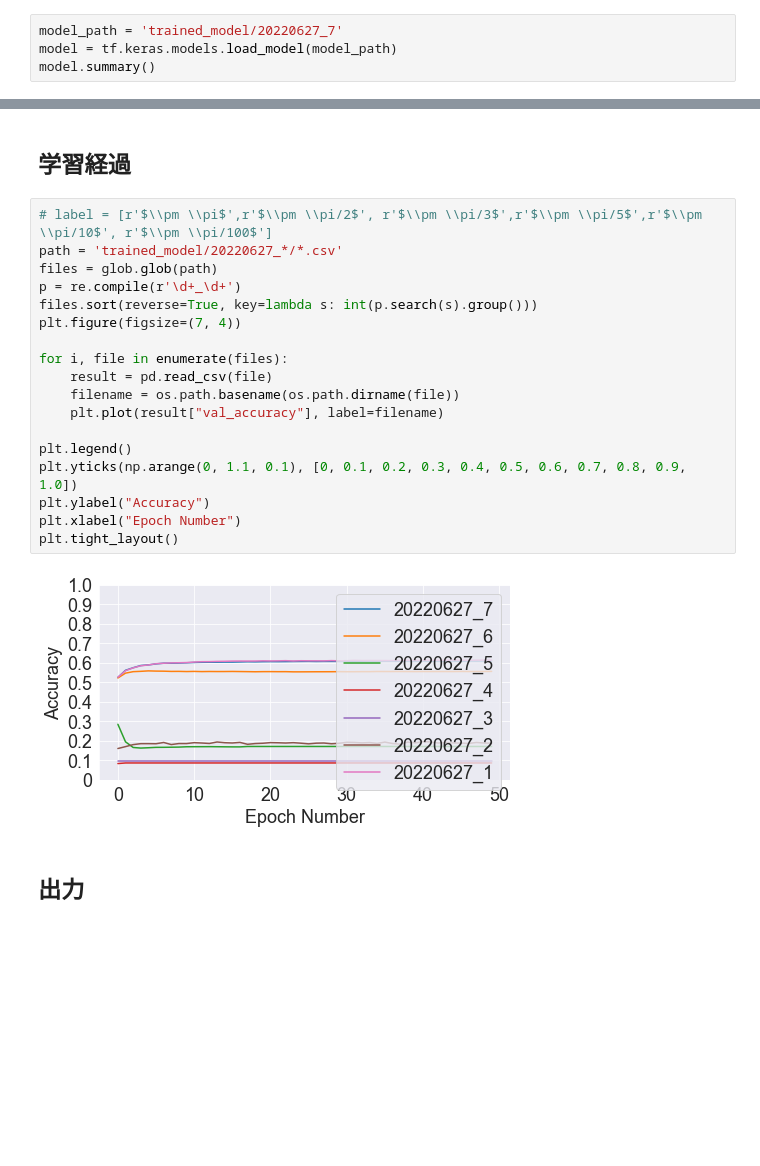
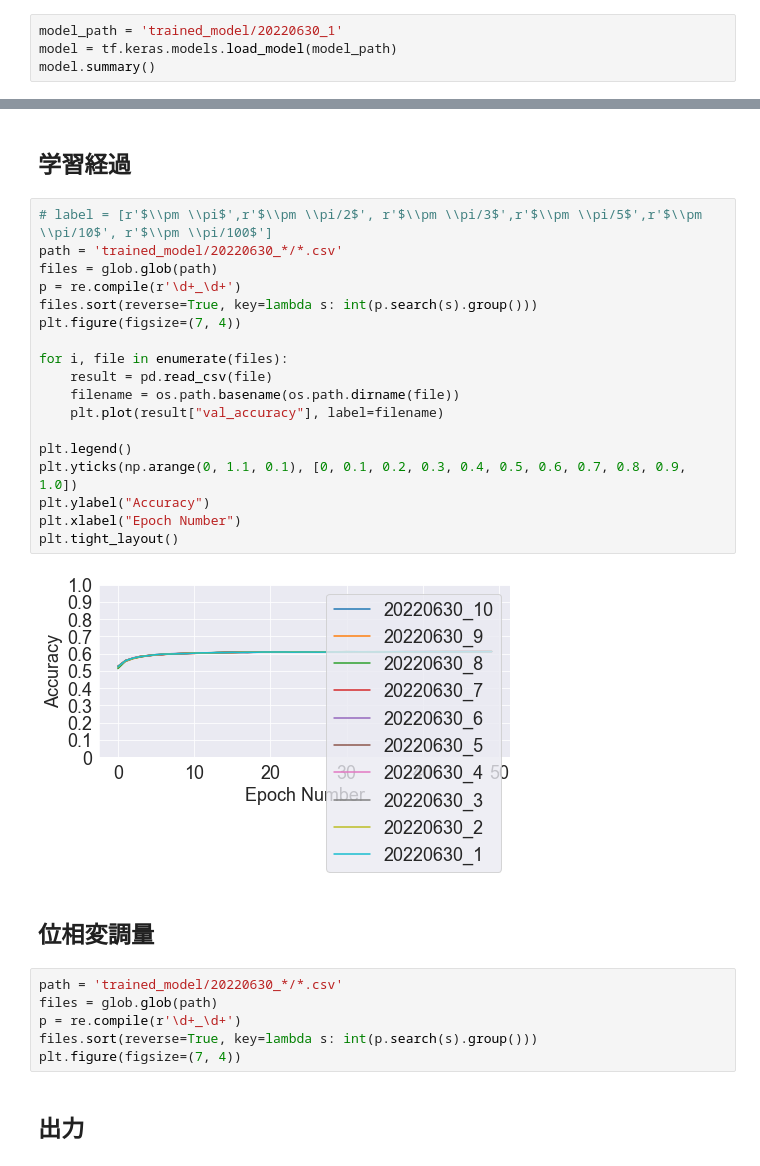
Before and after one commit to fftakumi/MOD2NN, a Jupyter notebook: Faraday/two_dim/inspection.ipynb, the cells around one changed output, grey strips where cells are left out. Saved outputs shown, nothing was run; the diff lists cells and outputs as text; blank space fills up the shorter version.

```diff
--- a/Faraday/two_dim/inspection.ipynb
+++ b/Faraday/two_dim/inspection.ipynb
@@ -32,7 +45,7 @@ x_test = x_test / 255.0
 # 単一モデル
 ### モデル読み込み
 # %%
-model_path = 'trained_model/20220627_7'
+model_path = 'trained_model/20220630_1'
 model = tf.keras.models.load_model(model_path)
 model.summary()
 # %% [output]
@@ -478,24 +493,32 @@ fig.tight_layout()
 ## 学習経過
 # %%
 # label = [r'$\\pm \\pi$',r'$\\pm \\pi/2$', r'$\\pm \\pi/3$',r'$\\pm \\pi/5$',r'$\\pm \\pi/10$', r'$\\pm \\pi/100$']
-path = 'trained_model/20220627_*/*.csv'
+path = 'trained_model/20220630_*/*.csv'
 files = glob.glob(path)
 p = re.compile(r'\d+_\d+')
 files.sort(reverse=True, key=lambda s: int(p.search(s).group()))
 plt.figure(figsize=(7, 4))
 
 for i, file in enumerate(files):
     result = pd.read_csv(file)
     filename = os.path.basename(os.path.dirname(file))
     plt.plot(result["val_accuracy"], label=filename)
 
 plt.legend()
 plt.yticks(np.arange(0, 1.1, 0.1), [0, 0.1, 0.2, 0.3, 0.4, 0.5, 0.6, 0.7, 0.8, 0.9, 1.0])
 plt.ylabel("Accuracy")
 plt.xlabel("Epoch Number")
 plt.tight_layout()
 # %% [output]
-[figure, old version]
+[figure, new version]
+# %% [markdown]
+## 位相変調量
+# %%
+path = 'trained_model/20220630_*/*.csv'
+files = glob.glob(path)
+p = re.compile(r'\d+_\d+')
+files.sort(reverse=True, key=lambda s: int(p.search(s).group()))
+plt.figure(figsize=(7, 4))
 # %% [markdown]
 ## 出力
 # %%
```
Also changed, not shown: parts of 4 cells of this notebook, 4 other files.
